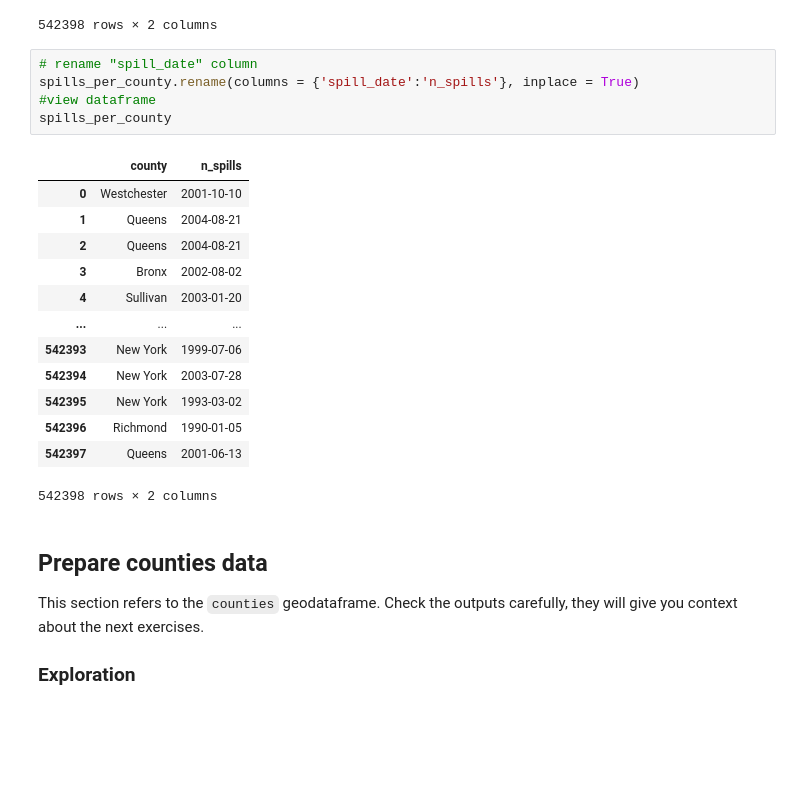
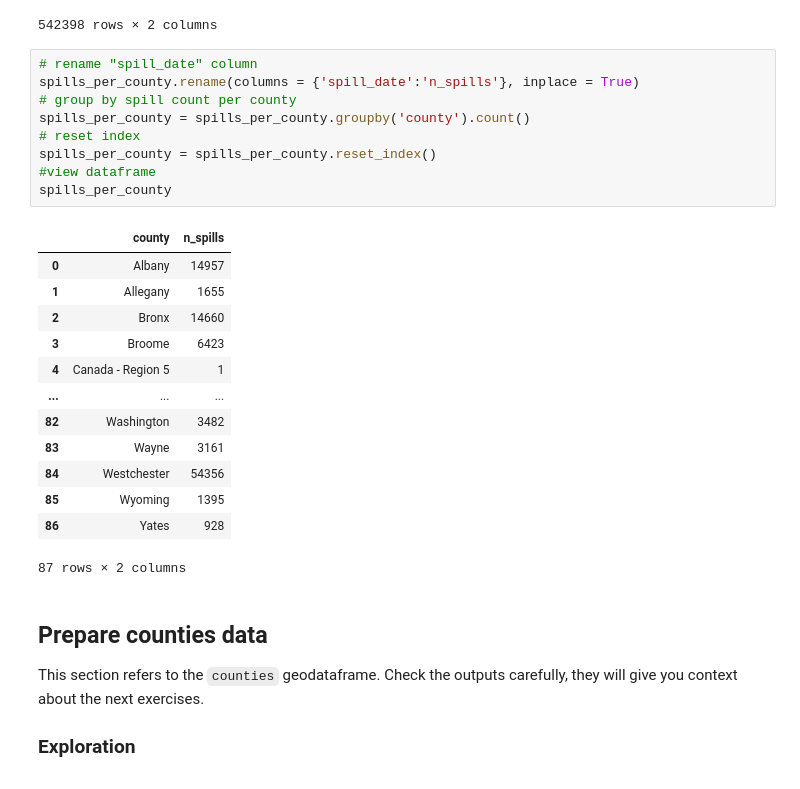
Before and after one commit to kristinaglass/eds220-hwk-3, a Jupyter notebook: hwk3-task1-spills.ipynb, the cells around one changed output. Saved outputs shown, nothing was run; the diff lists cells and outputs as text; blank space fills up the shorter version.

```diff
--- a/hwk3-task1-spills.ipynb
+++ b/hwk3-task1-spills.ipynb
@@ -274,22 +275,26 @@ spills_per_county
 # %%
 # rename "spill_date" column
 spills_per_county.rename(columns = {'spill_date':'n_spills'}, inplace = True)
+# group by spill count per county
+spills_per_county = spills_per_county.groupby('county').count()
+# reset index
+spills_per_county = spills_per_county.reset_index()
 #view dataframe
 spills_per_county
 # %% [output]
 |  | county | n_spills |
-| 0 | Westchester | 2001-10-10 |
-| 1 | Queens | 2004-08-21 |
-| 2 | Queens | 2004-08-21 |
-| 3 | Bronx | 2002-08-02 |
-| 4 | Sullivan | 2003-01-20 |
+| 0 | Albany | 14957 |
+| 1 | Allegany | 1655 |
+| 2 | Bronx | 14660 |
+| 3 | Broome | 6423 |
+| 4 | Canada - Region 5 | 1 |
 | ... | ... | ... |
-| 542393 | New York | 1999-07-06 |
-| 542394 | New York | 2003-07-28 |
-| 542395 | New York | 1993-03-02 |
-| 542396 | Richmond | 1990-01-05 |
-| 542397 | Queens | 2001-06-13 |
+| 82 | Washington | 3482 |
+| 83 | Wayne | 3161 |
+| 84 | Westchester | 54356 |
+| 85 | Wyoming | 1395 |
+| 86 | Yates | 928 |
-542398 rows × 2 columns
+87 rows × 2 columns
 # %% [markdown]
 ## Prepare counties data
 
```
Also changed, not shown: parts of 13 cells of this notebook.
